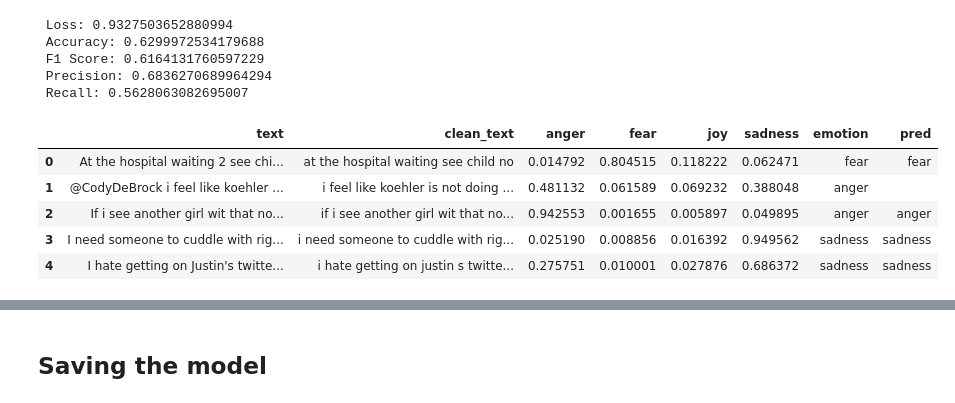
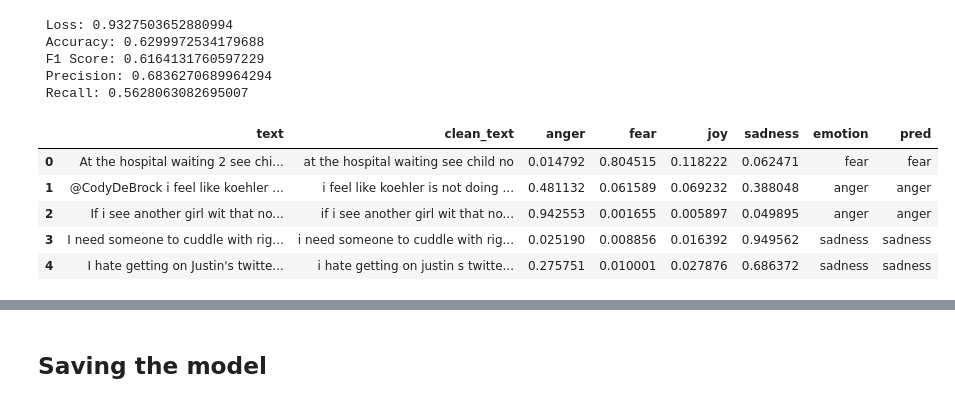
Before and after one commit to mrodzlgd/Emotion-Detection-on-Twitter-Posts, a Jupyter notebook: Jupyter_Notebooks_and_Scripts/04-Classification_with_Keras.ipynb, the cells around one changed output, grey strips where cells are left out. Saved outputs shown, nothing was run; the diff lists cells and outputs as text; code cells hidden in the pictures.

```diff
--- a/Jupyter_Notebooks_and_Scripts/04-Classification_with_Keras.ipynb
+++ b/Jupyter_Notebooks_and_Scripts/04-Classification_with_Keras.ipynb
@@ -182,6 +185,11 @@ train = np.delete(one_hot_results, test_index, 0)
+# %%
+#train data set for predictors
+train = np.delete(x, test_index, 0)
 # %%
-label_test = target_onehot[test_index]
-label_train = np.delete(target_onehot, test_index, 0)
+# test and train dataset for target
+
+label_test = target_labels[test_index]
+label_train = np.delete(target_labels, test_index, 0)
 print("Test label shape:", np.shape(label_test))
 print("Train label shape:", np.shape(label_train))
 print("Test shape:", np.shape(test))
@@ -257,17 +267,19 @@ classification = pd.concat([test_text,pred] , axis = 1)
 classification.drop(columns = 'index' , inplace = True)
 classification['pred']=''
 classification = classification[['text','clean_text','anger','fear','joy','sadness','emotion','pred']]
-# %%
-#Assigining predicted label where value is >.5
-for c in classes:
-    classification = assign_pred(classification,c)
+# %%
+#Assigining predicted label
+classification = assign_pred(classification,'anger',['fear','joy','sadness'])
+classification = assign_pred(classification,'fear',['anger','joy','sadness'])
+classification = assign_pred(classification,'joy',['fear','anger','sadness'])
+classification = assign_pred(classification,'sadness',['fear','joy','anger'])
 # %%
 pd.set_option('display.max_colwidth', -1)
-classification.head()
+classification.head(5)
 # %% [output]
 |  | text | clean_text | anger | fear | joy | sadness | emotion | pred |
 | 0 | At the hospital waiting 2 see chi... | at the hospital waiting see child no | 0.014792 | 0.804515 | 0.118222 | 0.062471 | fear | fear |
-| 1 | @CodyDeBrock i feel like koehler ... | i feel like koehler is not doing ... | 0.481132 | 0.061589 | 0.069232 | 0.388048 | anger |  |
+| 1 | @CodyDeBrock i feel like koehler ... | i feel like koehler is not doing ... | 0.481132 | 0.061589 | 0.069232 | 0.388048 | anger | anger |
 | 2 | If i see another girl wit that no... | if i see another girl wit that no... | 0.942553 | 0.001655 | 0.005897 | 0.049895 | anger | anger |
 | 3 | I need someone to cuddle with rig... | i need someone to cuddle with rig... | 0.025190 | 0.008856 | 0.016392 | 0.949562 | sadness | sadness |
 | 4 | I hate getting on Justin's twitte... | i hate getting on justin s twitte... | 0.275751 | 0.010001 | 0.027876 | 0.686372 | sadness | sadness |
```
Also changed, not shown: parts of 33 cells of this notebook, 1 other file.
